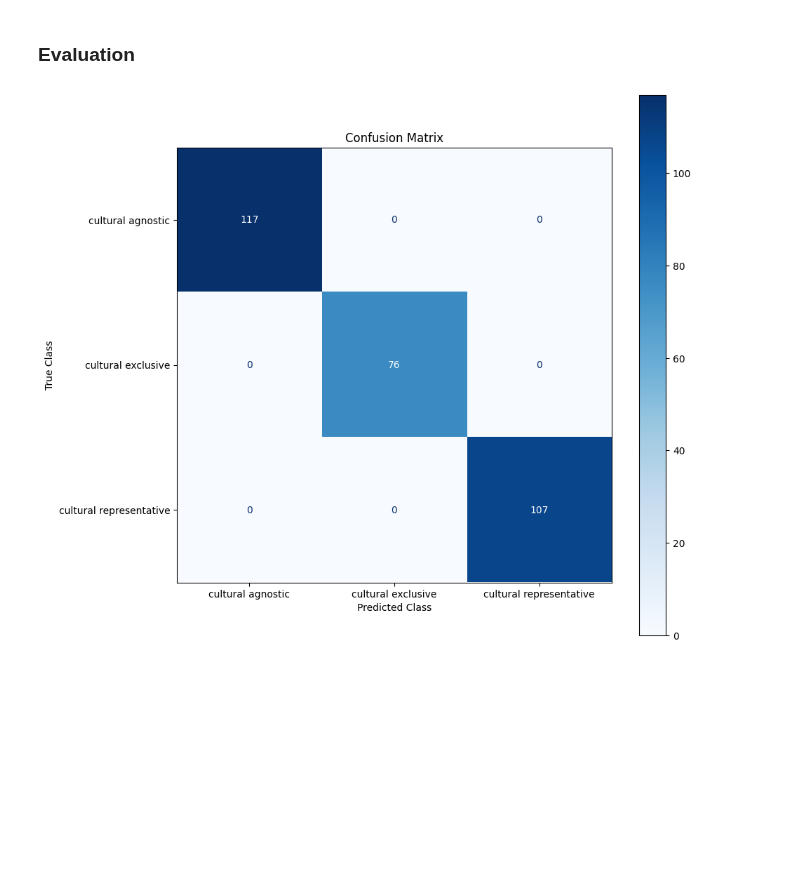
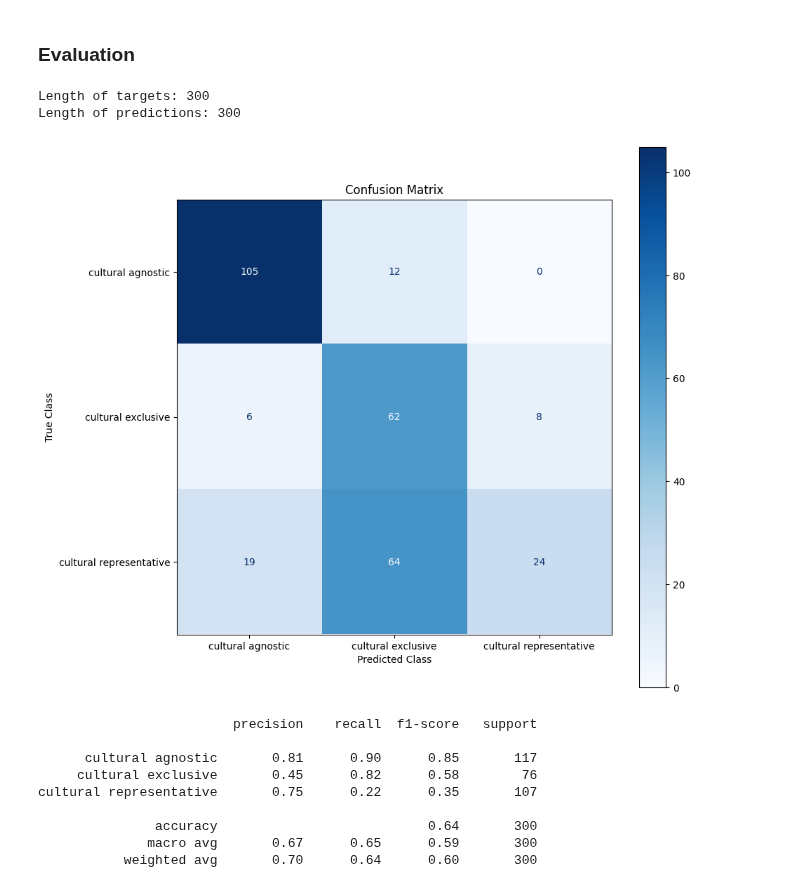
Before and after one commit to LucaColamarino/MNLP_HW1, a Jupyter notebook: Optimus_prime.ipynb, the cells around one changed output. Cells and saved outputs as stored; diff of their text form; code cells hidden in the pictures; blank space fills up the shorter version.

```diff
--- a/Optimus_prime.ipynb
+++ b/Optimus_prime.ipynb
@@ -187,11 +187,16 @@ ds=load_dataset("sapienzanlp/nlp2025_hw1_cultural_dataset")
 train_set=pd.DataFrame(ds["train"])
 test_set=pd.DataFrame(ds["validation"])
 
+mask = ['item', 'name', 'description', 'type', 'category', 'subcategory']
+
+def combine_texts(row):
+    return " ".join([str(row[col]) if pd.notna(row[col]) else "" for col in mask])
+
 y_train = train_set["label"].tolist()
-X_train = train_set.pop("label").tolist()
+X_train = train_set.apply(combine_texts, axis=1).tolist()
 
 y_test = test_set["label"].tolist()
-X_test = test_set.pop("label").tolist()
+X_test = test_set.apply(combine_texts, axis=1).tolist()
 # %%
 # 1. Tokenization and vocabulary creation
 
@@ -199,9 +204,7 @@ def tokenize(text):
     return text.lower().split()  # Simple word tokenization, can be improved
 
 train_tokens_inputs = [tokenize(text) for text in X_train]
-test_tokens_inputs = [tokenize(text) for text in X_test]
-train_tokens_labels = [tokenize(label) for label in y_train]
-test_tokens_labels = [tokenize(label) for label in y_test]
+#test_tokens_inputs = [tokenize(text) for text in X_test]
 
 def build_vocabulary(token_list, min_freq=1):
     token_counts = Counter(token for sublist in token_list for token in sublist)
@@ -220,11 +223,10 @@ def build_vocabulary(token_list, min_freq=1):
             index += 1
     return vocabulary
 
-input_vocabulary = build_vocabulary(train_tokens_inputs + test_tokens_inputs)
-output_vocabulary = build_vocabulary(train_tokens_labels + test_tokens_labels)
+input_vocabulary = build_vocabulary(train_tokens_inputs)
 
 src_vocab_size = len(input_vocabulary)
-tgt_vocab_size = len(output_vocabulary)
 
 input_index_to_token = {idx: token for token, idx in input_vocabulary.items()}
-output_index_to_token = {idx: token for token, idx in output_vocabulary.items()}
+
+print(f"Source Vocabulary size: {src_vocab_size}")
@@ -265,8 +285,8 @@ test_dataloader = DataLoader(test_dataset, batch_size=batch_size, pin_memory=Fal
 ### Training Phase
 # %%
 # Check for the gpu availability
-device = "cpu" #torch.device("cuda" if torch.cuda.is_available() else "cpu")
-#print(f"Using device: {device}")
+device = torch.device("cuda" if torch.cuda.is_available() else "cpu")
+print(f"Using device: {device}")
 
 # Initialize the model
 transformer = TransformerClassifier(src_vocab_size, d_model, num_heads, num_layers, d_ff, max_seq_length, dropout, num_classes).to(device)
@@ -333,25 +358,45 @@ def predict_class(model, text, input_vocab, max_len, device):
 # %%
 all_preds = []
 all_targets = y_test_encoded # Use the numerical encoded labels
 
 transformer.eval()
 transformer.to('cpu')
 
 with torch.no_grad():
     for src_text in X_test:
         predicted_class_index = predict_class(transformer, src_text, input_vocabulary, max_seq_length, 'cpu')
         all_preds.append(predicted_class_index)
 
+# Check lengths before confusion matrix (optional sanity check)
+print(f"Length of targets: {len(all_targets)}")
+print(f"Length of predictions: {len(all_preds)}")
+
+if len(all_targets) != len(all_preds):
+     raise ValueError("Mismatch between number of targets and predictions!")
+
 class_names = label_encoder.classes_ # Get the original class names
 
 plt.figure(figsize=(10, 10))
 
 cm = confusion_matrix(all_targets, all_preds, labels=range(num_classes))
 cmd = ConfusionMatrixDisplay(cm, display_labels=class_names)
 cmd.plot(ax=plt.gca(), cmap=plt.cm.Blues)
 plt.title("Confusion Matrix")
 plt.xlabel("Predicted Class")
 plt.ylabel("True Class")
 plt.show()
+
+print(classification_report(all_targets, all_preds, target_names=class_names))
 # %% [output]
+Length of targets: 300
+Length of predictions: 300
-[figure, old version]
+[figure, new version]
+                         precision    recall  f1-score   support
+
+      cultural agnostic       0.81      0.90      0.85       117
+     cultural exclusive       0.45      0.82      0.58        76
+cultural representative       0.75      0.22      0.35       107
+
+               accuracy                           0.64       300
+              macro avg       0.67      0.65      0.59       300
+           weighted avg       0.70      0.64      0.60       300
```
Also changed, not shown: parts of 6 cells of this notebook.
